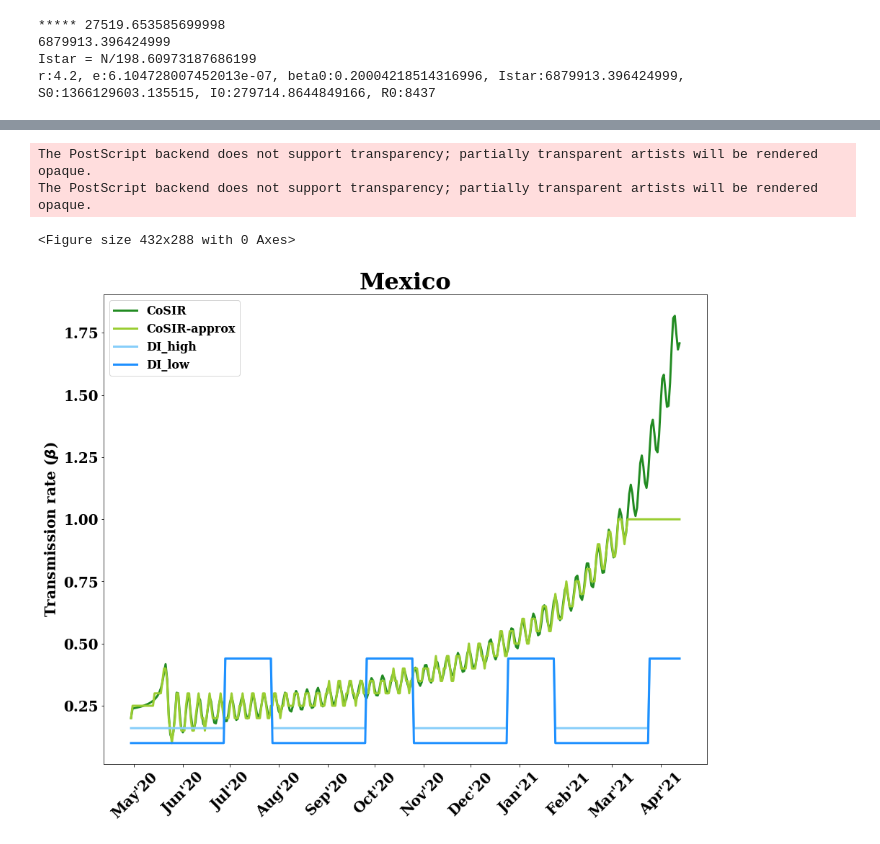
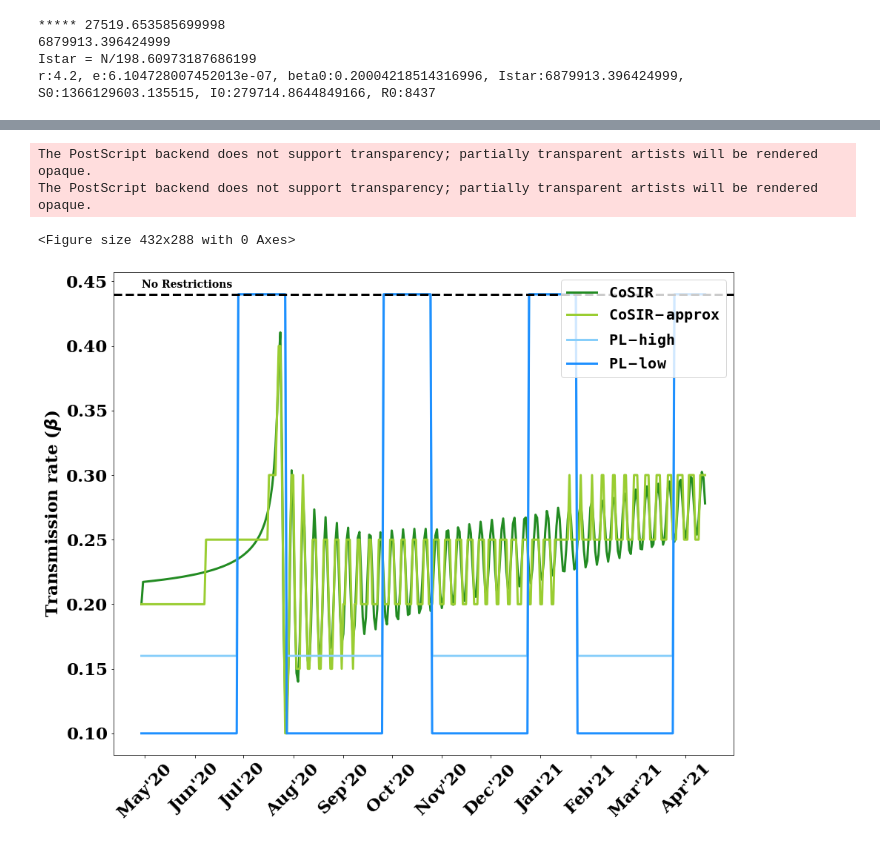
Before and after one commit to dsindiavscovid/CoSIR, a Jupyter notebook: baselines.ipynb, the cells around one changed output, grey strips where cells are left out. Cells and saved outputs as stored; diff of their text form; code cells hidden in the pictures.

```diff
--- a/baselines.ipynb
+++ b/baselines.ipynb
@@ -29,7 +29,7 @@ def moving_average(x, window):
     x1 = [np.mean(x[max(0, i-w):min(l, i+w+1)]) for i in range(l)]
     return np.array(x1)
 # %%
-meta = getMetaData("India")
+meta = getMetaData("Mumbai")
 
 
 if(meta['region_type'] == 'country'):
@@ -222,7 +222,9 @@ def find_approximation(beta, klevels, loss_function):
 # %%
 S_ideal, I_ideal, R_ideal, beta_ideal = solve_sir_lv_control(S0, I0, R0, beta0, N, r, e, gamma, eta, t)
 # %%
-klevels = np.array([0.05*i for i in range(1,21)])
+# klevels = np.array([0.05*i for i in range(1,21)])
+klevels = np.array([0.05*i for i in range(2,12)])
+# klevels = [0.1, 0.15, 0.2, 0.25, 0.3, 0.35, 0.4, 0.5, 0.6, 0.7]
 print(klevels)
 loss_function = lambda x,y: (x-y)**2
 beta_approx = find_approximation(beta_ideal, klevels, loss_function)
@@ -566,19 +569,20 @@ The PostScript backend does not support transparency; partially transparent arti
 # %%
 plt.clf()
-plt.figure(figsize=(15,12))
+fig, ax = plt.subplots(figsize=(15,12))
 l = len(beta_ideal)
-plt.plot(range(l), beta_ideal, label='CoSIR', color='forestgreen')
-plt.plot(range(l), beta_approx, label='CoSIR-approx', color='yellowgreen')
-plt.plot(range(l), beta_dI_h, label='DI_high', color='lightskyblue')
-plt.plot(range(l), beta_dI_l, label='DI_low', color='dodgerblue')
+plt.plot(range(l), beta_ideal, label=r'$\mathtt{CoSIR}$', color='forestgreen')
+plt.plot(range(l), beta_approx, label=r'$\mathtt{CoSIR-approx}$', color='yellowgreen')
+plt.plot(range(l), beta_dI_h, label=r'$\mathtt{PL-high}$', color='lightskyblue')
+plt.plot(range(l), beta_dI_l, label=r'$\mathtt{PL-low}$', color='dodgerblue')
 plt.legend()
+plt.axhline(y=0.44, ls='--', color='black')
+ax.text(0.007, 0.445, s='No Restrictions', color="black", fontsize=14)
 plt.xticks(xticks_idx, xticks,  rotation = 45)
 # plt.xlabel("Time", fontweight = 'bold')
 plt.ylabel(r"Transmission rate ($\beta$)", fontweight = 'bold')
-plt.title(meta['region'], fontsize = 32, fontweight = 'bold')
 plt.savefig('./graphs/{}_beta.eps'.format(meta['region']),  format = 'eps')
 # %% [output]
 The PostScript backend does not support transparency; partially transparent artists will be rendered opaque.
 The PostScript backend does not support transparency; partially transparent artists will be rendered opaque.
 <Figure size 432x288 with 0 Axes>
-[figure, old version]
+[figure, new version]
```
Also changed, not shown: parts of 9 cells of this notebook, 21 other files.
